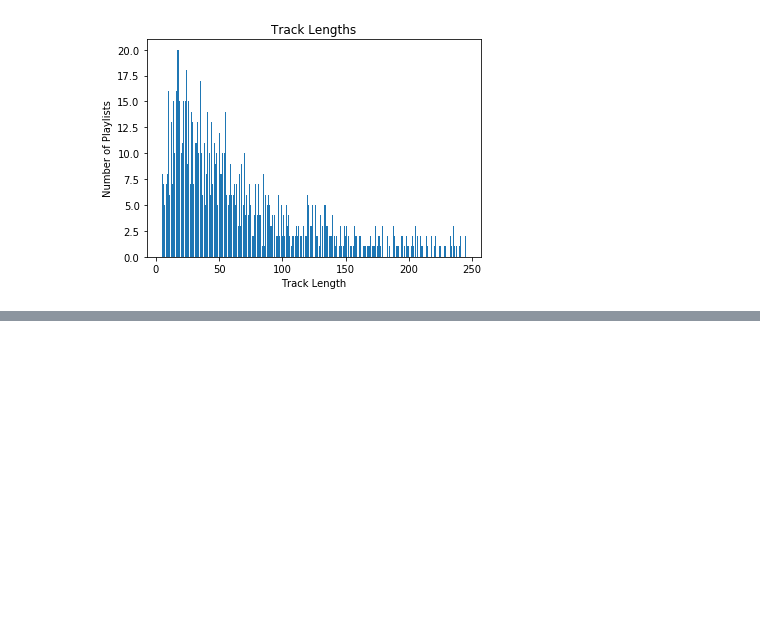
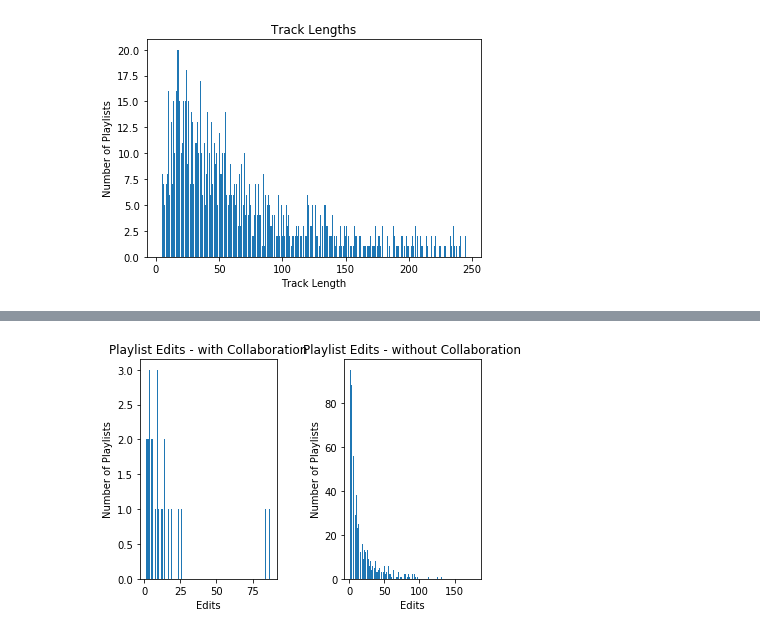
Before and after one commit to adamkhazi/one-million-playlists, a Jupyter notebook: exploration/basic.ipynb, the cells around one changed output, grey strips where cells are left out. Saved outputs shown, nothing was run; the diff lists cells and outputs as text; code cells hidden in the pictures; blank space fills up the shorter version.

```diff
--- a/exploration/basic.ipynb
+++ b/exploration/basic.ipynb
@@ -42,0 +87,46 @@ plt.show()
+# %%
+playlist_dist_collab_on = dict()
+for playlist in data["playlists"]:
+    if playlist["collaborative"] == 'true':
+        if playlist["num_edits"] not in playlist_dist_collab_on:
+            playlist_dist_collab_on[playlist["num_edits"]] = 1
+        else:
+            playlist_dist_collab_on[playlist["num_edits"]] += 1
+# %%
+playlist_dist_collab_off = dict()
+for playlist in data["playlists"]:
+    if playlist["collaborative"] == 'false':
+        if playlist["num_edits"] not in playlist_dist_collab_off:
+            playlist_dist_collab_off[playlist["num_edits"]] = 1
+        else:
+            playlist_dist_collab_off[playlist["num_edits"]] += 1
+# %%
+playlist_tuples = list(playlist_dist_collab_on.items())
+playlist_tuples.sort(key=lambda tup: tup[0])
+playlist_nr_edits_on=[t[0] for t in playlist_tuples]
+playlist_nr_nr_edits_on=[t[1] for t in playlist_tuples]
+# %%
+playlist_tuples = list(playlist_dist_collab_off.items())
+playlist_tuples.sort(key=lambda tup: tup[0])
+playlist_nr_edits_off=[t[0] for t in playlist_tuples]
+playlist_nr_nr_edits_off=[t[1] for t in playlist_tuples]
+# %%
+%matplotlib inline
+import matplotlib.pyplot as plt
+fig=plt.figure()
+ax = fig.add_subplot(1,2,1)
+ax.bar(playlist_nr_edits_on, height=playlist_nr_nr_edits_on)
+plt.title('Playlist Edits - with Collaboration')
+plt.xlabel('Edits')
+plt.ylabel('Number of Playlists')
+
+ax = fig.add_subplot(1,2,2)
+ax.bar(playlist_nr_edits_off, height=playlist_nr_nr_edits_off)
+plt.title('Playlist Edits - without Collaboration')
+plt.xlabel('Edits')
+plt.ylabel('Number of Playlists')
+
+plt.tight_layout()
+plt.show()
+# %% [output]
+[figure, added]
```
Also changed, not shown: parts of 8 cells of this notebook.
